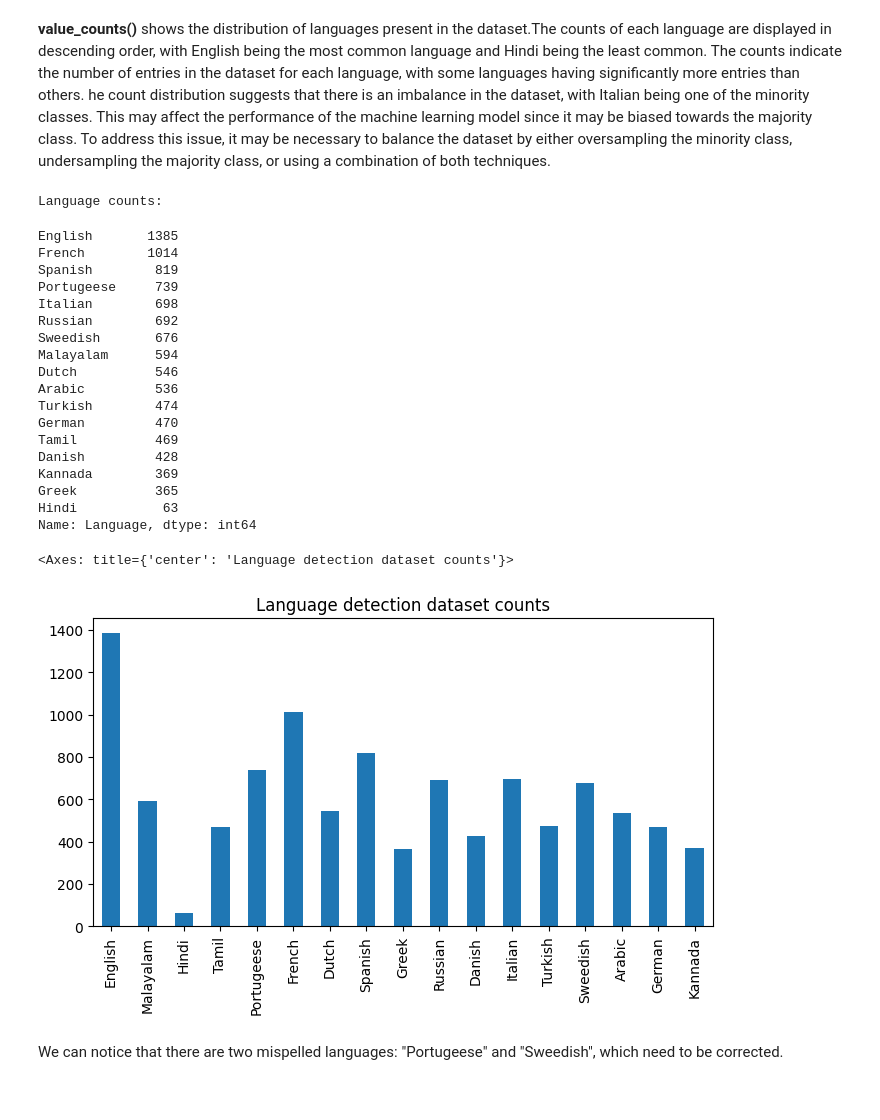
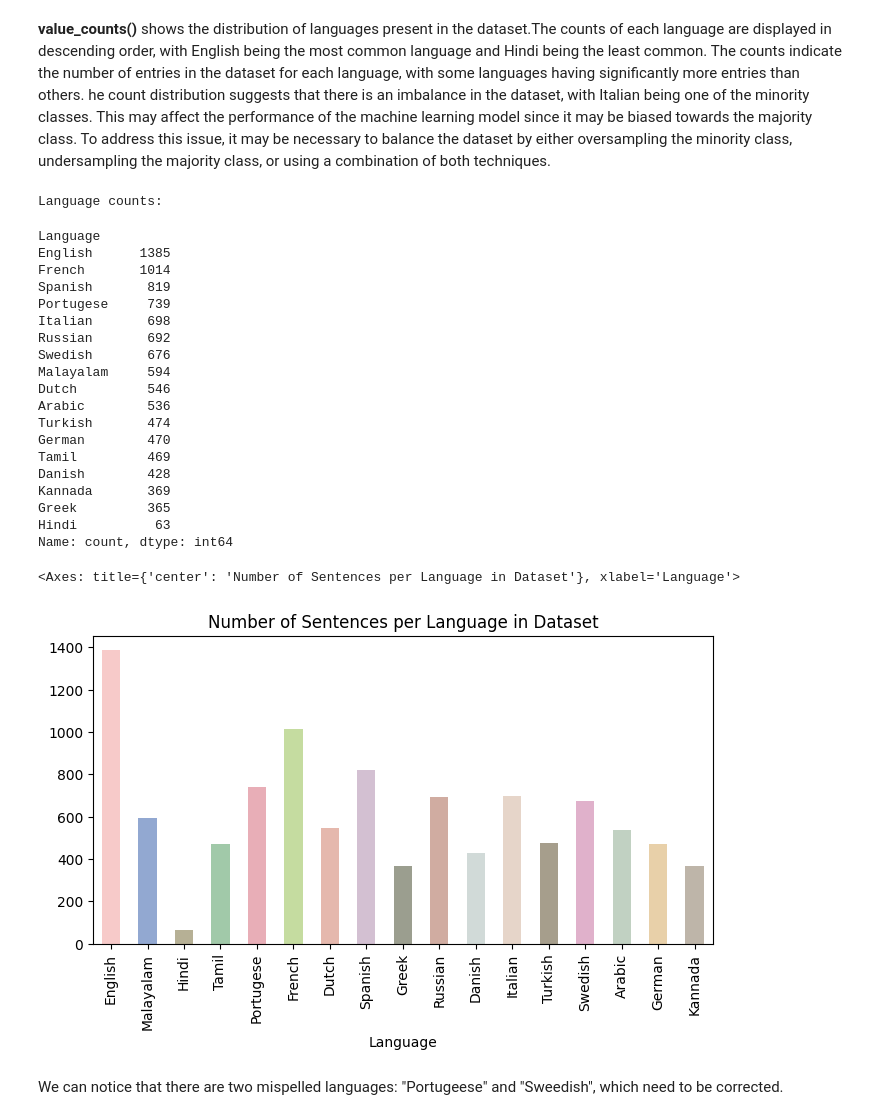
Before and after one commit to GioiaMancini/BinaryLanguageDetection, a Jupyter notebook: ML_Exercise1.ipynb, the cells around one changed output. Cells and saved outputs as stored; diff of their text form; code cells hidden in the pictures.

```diff
--- a/ML_Exercise1.ipynb
+++ b/ML_Exercise1.ipynb
@@ -172,29 +177,35 @@ freq                 3     1385
 # %%
 print("Language counts: \n")
 display(data["Language"].value_counts())
-data.Language.value_counts()[data.Language.unique()].plot.bar(title="Language detection dataset counts",figsize=(8,4))
+
+#value_counts = data.Language.value_counts()
+#unique_values = data.Language.unique()
+colors = ['#F7CAC9', '#92A8D1', '#B6B095', '#A1C9A9', '#E8AEB7', '#C5DCA0', '#E5B8AD', '#D3C0D2', '#9B9E8F', '#D0ACA1', '#D1DAD8', '#E6D5C9', '#A69E8C', '#E0B1CB', '#C1D1C2', '#E8D0A9', '#BEB5A9']
+
+data.Language.value_counts()[data.Language.unique()].plot.bar(title="Number of Sentences per Language in Dataset",figsize=(8,4), color=colors)
 # %% [output]
 Language counts:
-English       1385
-French        1014
-Spanish        819
-Portugeese     739
-Italian        698
-Russian        692
-Sweedish       676
-Malayalam      594
-Dutch          546
-Arabic         536
-Turkish        474
-German         470
-Tamil          469
-Danish         428
-Kannada        369
-Greek          365
-Hindi           63
-Name: Language, dtype: int64
+Language
+English      1385
+French       1014
+Spanish       819
+Portugese     739
+Italian       698
+Russian       692
+Swedish       676
+Malayalam     594
+Dutch         546
+Arabic        536
+Turkish       474
+German        470
+Tamil         469
+Danish        428
+Kannada       369
+Greek         365
+Hindi          63
+Name: count, dtype: int64
-<Axes: title={'center': 'Language detection dataset counts'}>
+<Axes: title={'center': 'Number of Sentences per Language in Dataset'}, xlabel='Language'>
-[figure, old version]
+[figure, new version]
 # %% [markdown]
 We can notice that there are two mispelled languages: "Portugeese" and "Sweedish", which need to be corrected.
 # %%
```
Also changed, not shown: parts of 10 cells of this notebook, 2 other files.
